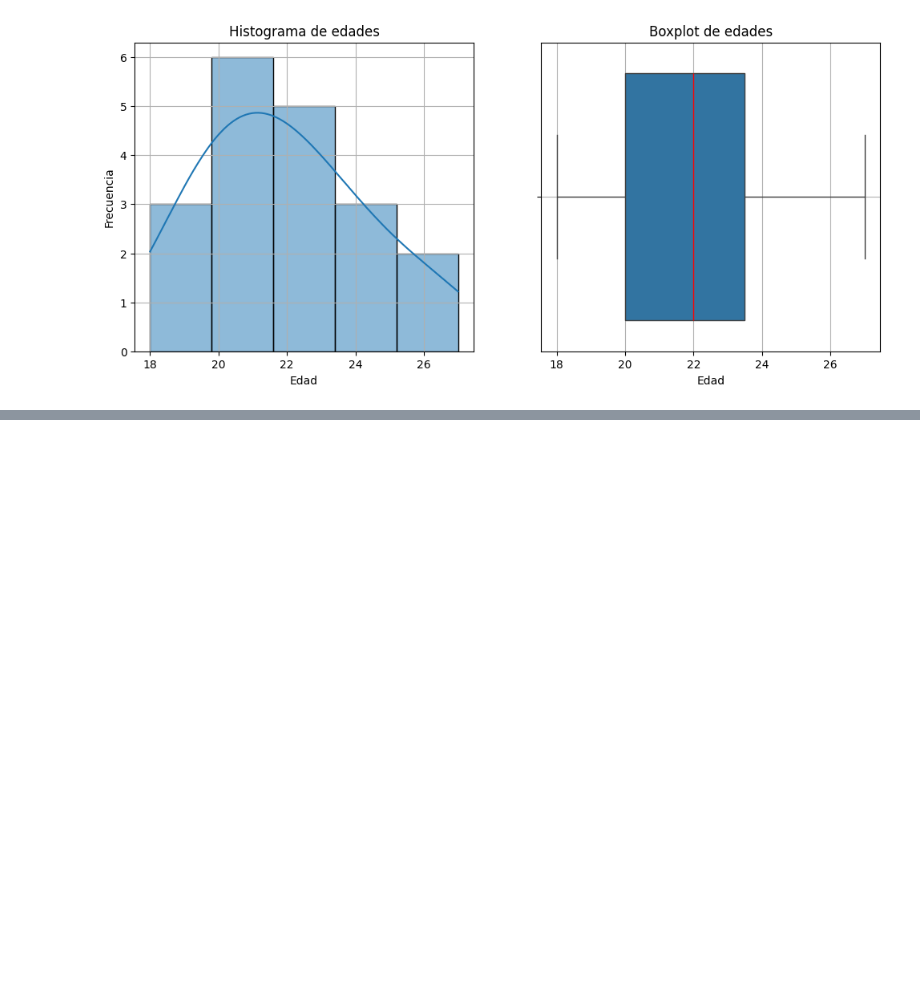
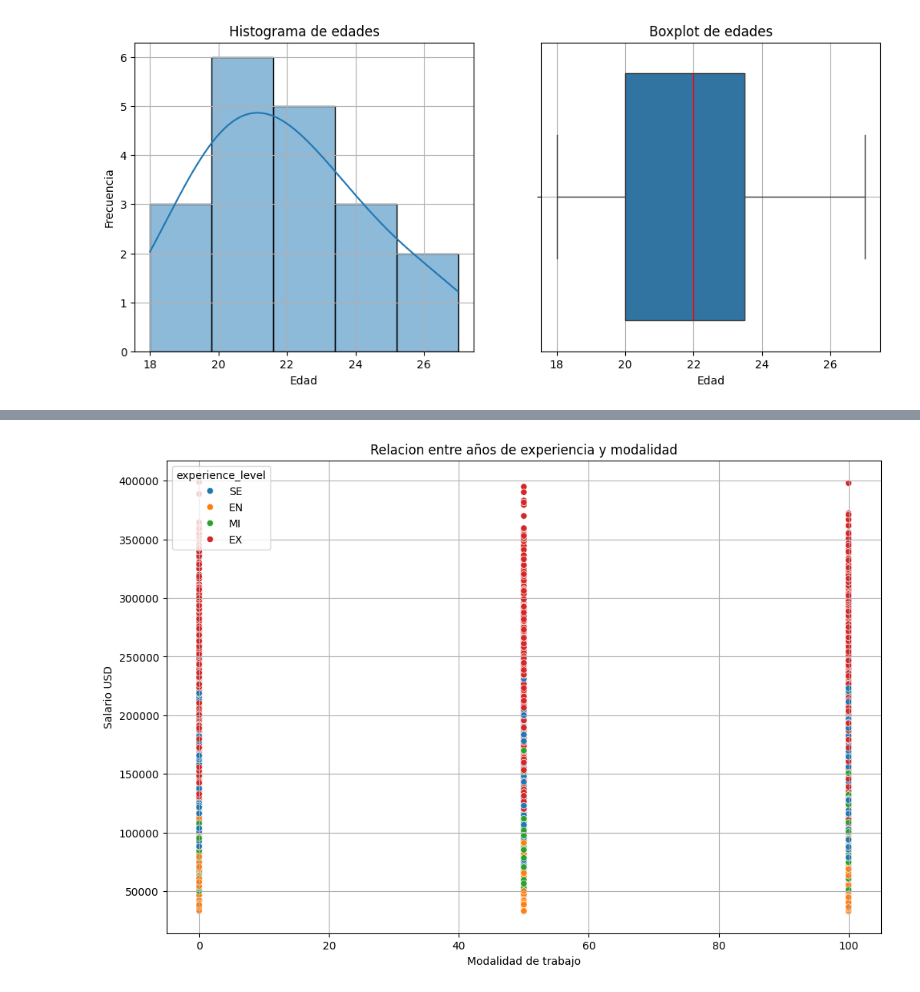
Before and after one commit to MattZG/Portafolio, a Jupyter notebook: Modulo_4.ipynb, the cells around one changed output, grey strips where cells are left out. Cells and saved outputs as stored; diff of their text form; code cells hidden in the pictures; blank space fills up the shorter version.

```diff
--- a/Modulo_4.ipynb
+++ b/Modulo_4.ipynb
@@ -568,0 +786,10 @@ plt.show()
+# %%
+plt.figure(figsize=(12, 8))
+sns.scatterplot(data = df, x = 'remote_ratio', y = 'salary_usd', hue = 'experience_level')
+plt.xlabel('Modalidad de trabajo')
+plt.ylabel('Salario USD')
+plt.title('Relacion entre años de experiencia y modalidad')
+plt.grid(True)
+plt.show()
+# %% [output]
+[figure, added]
```
Also changed, not shown: parts of 32 cells of this notebook.
